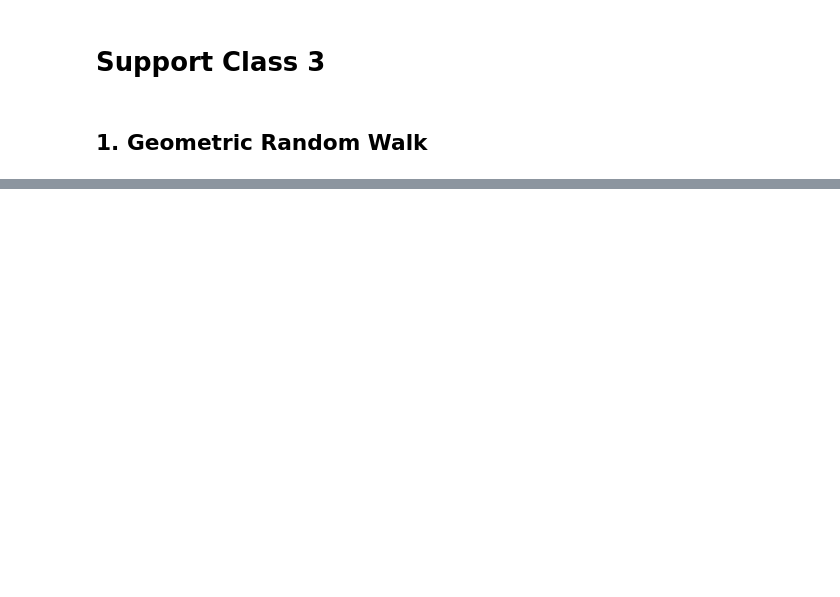
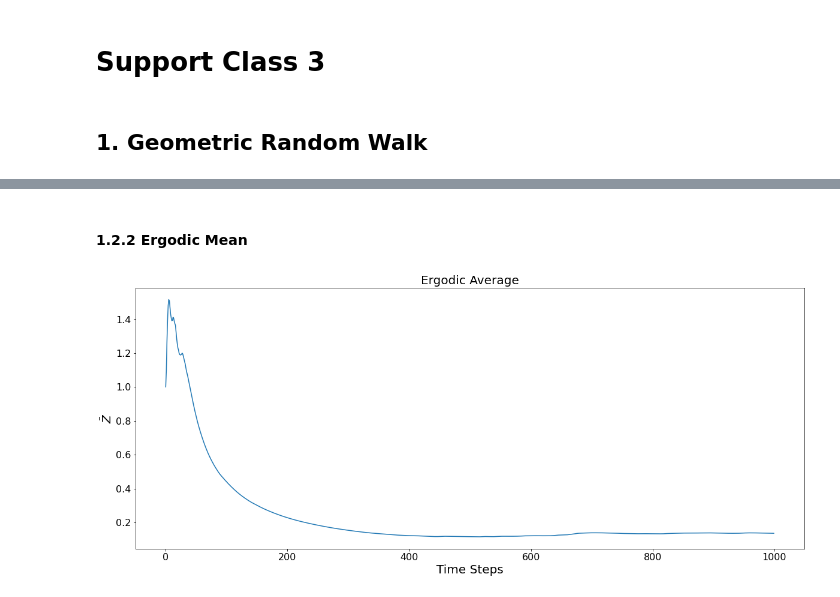
Before and after one commit to YIMINGMA/Stochastic-Modelling-and-Random-Processes, a Jupyter notebook: Notebooks/Support-Class-3.ipynb, the cells around one changed output, grey strips where cells are left out. Cells and saved outputs as stored; diff of their text form; code cells hidden in the pictures; blank space fills up the shorter version.

```diff
--- a/Notebooks/Support-Class-3.ipynb
+++ b/Notebooks/Support-Class-3.ipynb
@@ -23,5 +4,0 @@ tmax = 1000
-# %%
-x = np.random.randn(tmax)*σ+μ
-x[0] = 0
-Y = np.cumsum(x)
-Z = np.exp(Y)
@@ -186,0 +74,15 @@ plt.grid()
+# %% [markdown]
+#### 1.2.2 Ergodic Mean
+# %%
+# ergodic average
+ergodic_average = [x/y for x,y in zip(np.cumsum(Z), range(1,t_max+1))]
+
+plt.figure(figsize = (20,8) )
+plt.plot(range(t_max), ergodic_average)
+plt.title('Ergodic Average', fontsize=20)
+plt.xlabel("Time Steps", fontsize=20)
+plt.ylabel(r"$\bar{Z}$", fontsize=20)
+plt.xticks(fontsize=16)
+plt.yticks(fontsize=16);
+# %% [output]
+[figure, added]
```
Also changed, not shown: parts of 48 cells of this notebook.
